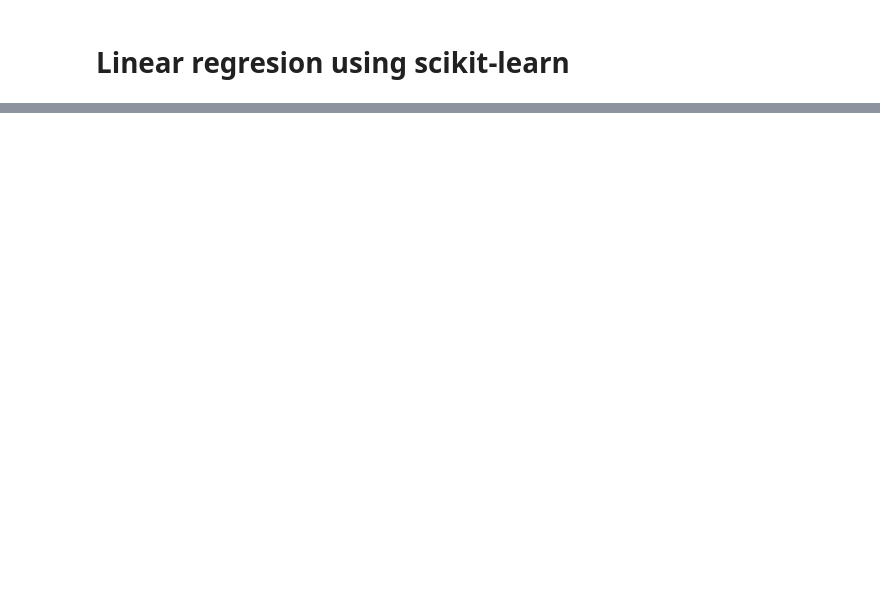
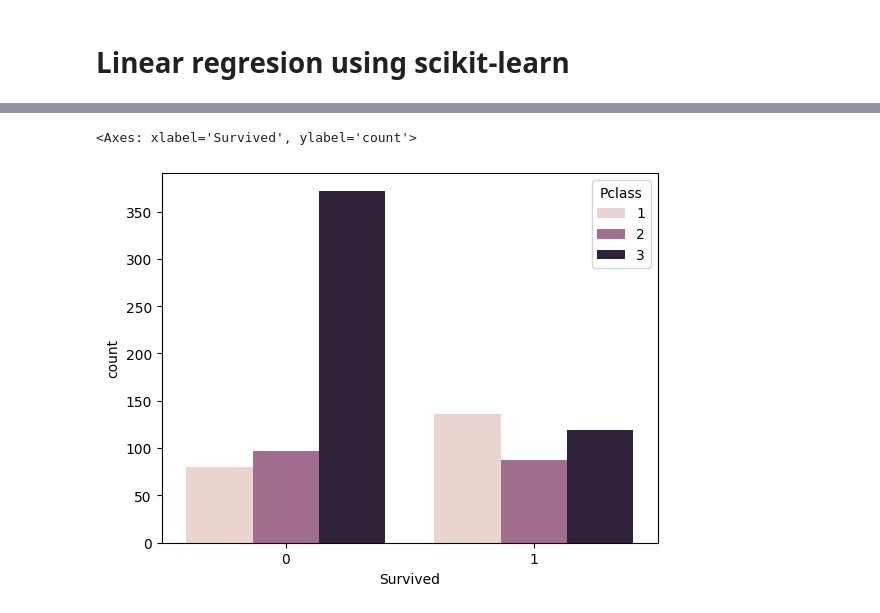
Before and after one commit to Jashwanth-rit/Machine-learning---Hands-on, a Jupyter notebook: Machine_learning_Algorithms.ipynb, the cells around one changed output, grey strips where cells are left out. Saved outputs shown, nothing was run; the diff lists cells and outputs as text; code cells hidden in the pictures; blank space fills up the shorter version.

```diff
--- a/Machine_learning_Algorithms.ipynb
+++ b/Machine_learning_Algorithms.ipynb
@@ -92,0 +123,7 @@ array=[4512 3738 4261 3777 4177 3585 3785 3559 3613 3982 3443 3993 3640 4208
+# %%
+sns.countplot(x='Survived',hue='Pclass',data = titanic_data)
+
+## Here we get that most of the survived are first class people most of third class are not survivved
+# %% [output]
+<Axes: xlabel='Survived', ylabel='count'>
+[figure, added]
```
Also changed, not shown: parts of 30 cells of this notebook, 2 other files.
